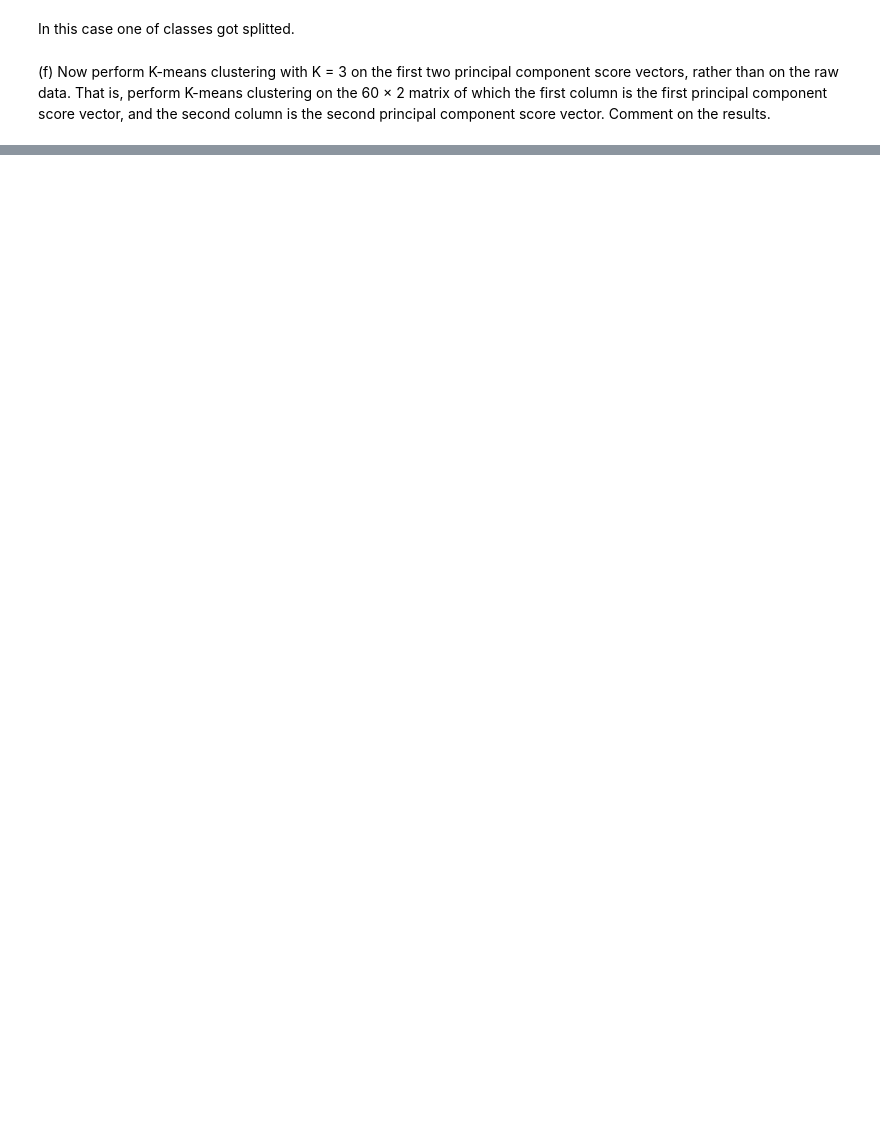
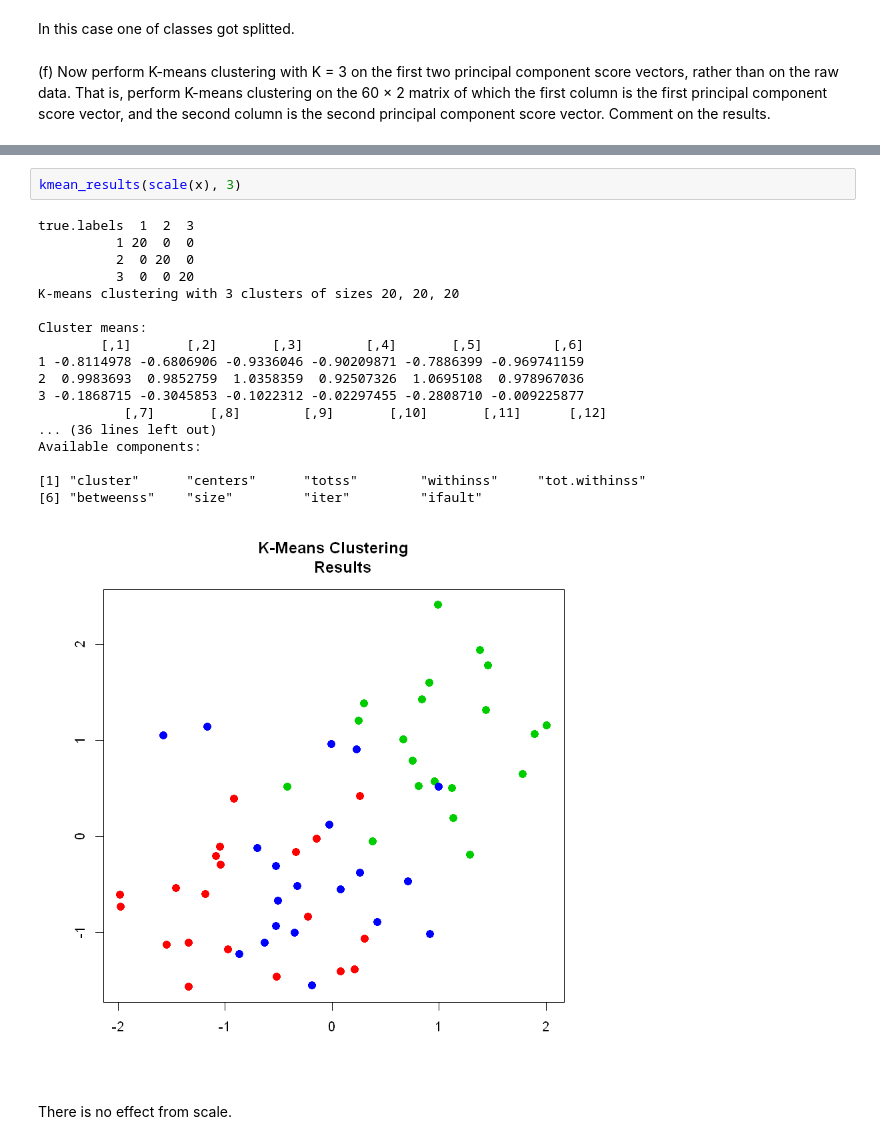
Before and after one commit to kuzn137/Statistical_problems, a Jupyter notebook: Ch10R.ipynb, the cells around one changed output, grey strips where cells are left out. Saved outputs shown, nothing was run; the diff lists cells and outputs as text; blank space fills up the shorter version.

```diff
--- a/Ch10R.ipynb
+++ b/Ch10R.ipynb
@@ -397,0 +396,23 @@ Available components:
+# %%
+kmean_results(scale(x), 3)
+# %% [output]
+true.labels  1  2  3
+          1 20  0  0
+          2  0 20  0
+          3  0  0 20
+K-means clustering with 3 clusters of sizes 20, 20, 20
+
+Cluster means:
+        [,1]       [,2]       [,3]        [,4]       [,5]         [,6]
+1 -0.8114978 -0.6806906 -0.9336046 -0.90209871 -0.7886399 -0.969741159
+2  0.9983693  0.9852759  1.0358359  0.92507326  1.0695108  0.978967036
+3 -0.1868715 -0.3045853 -0.1022312 -0.02297455 -0.2808710 -0.009225877
+           [,7]       [,8]        [,9]       [,10]       [,11]      [,12]
+... (36 lines left out)
+Available components:
+
+[1] "cluster"      "centers"      "totss"        "withinss"     "tot.withinss"
+[6] "betweenss"    "size"         "iter"         "ifault"
+[figure, added]
+# %% [markdown]
+There is no effect from scale.
```
Also changed, not shown: parts of 8 cells of this notebook.
